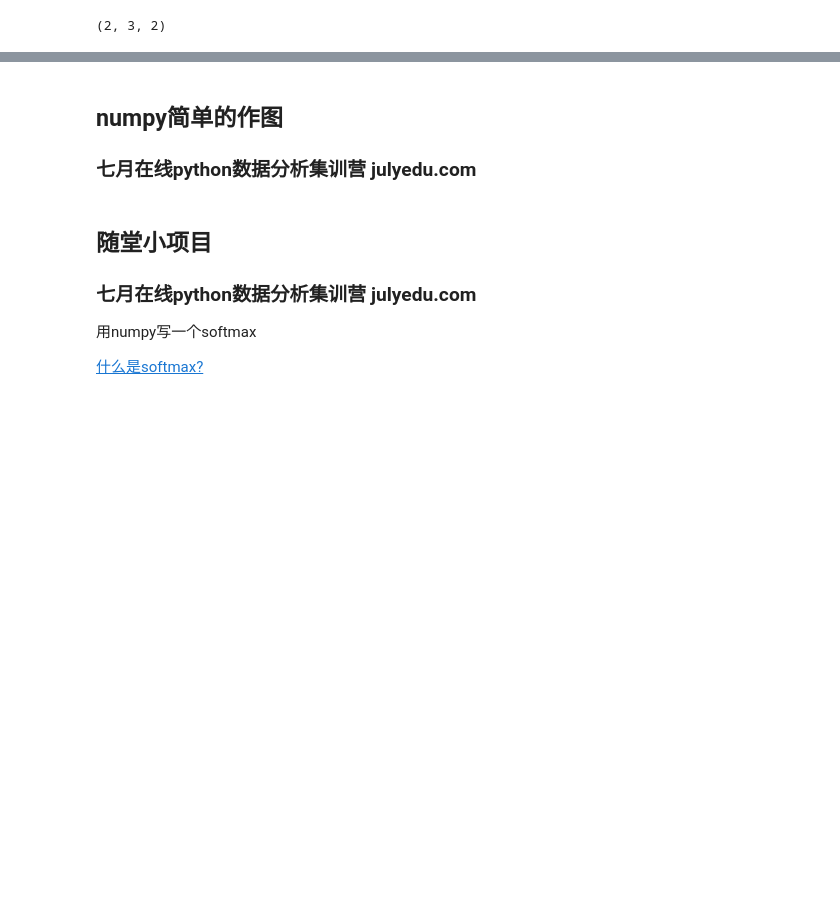
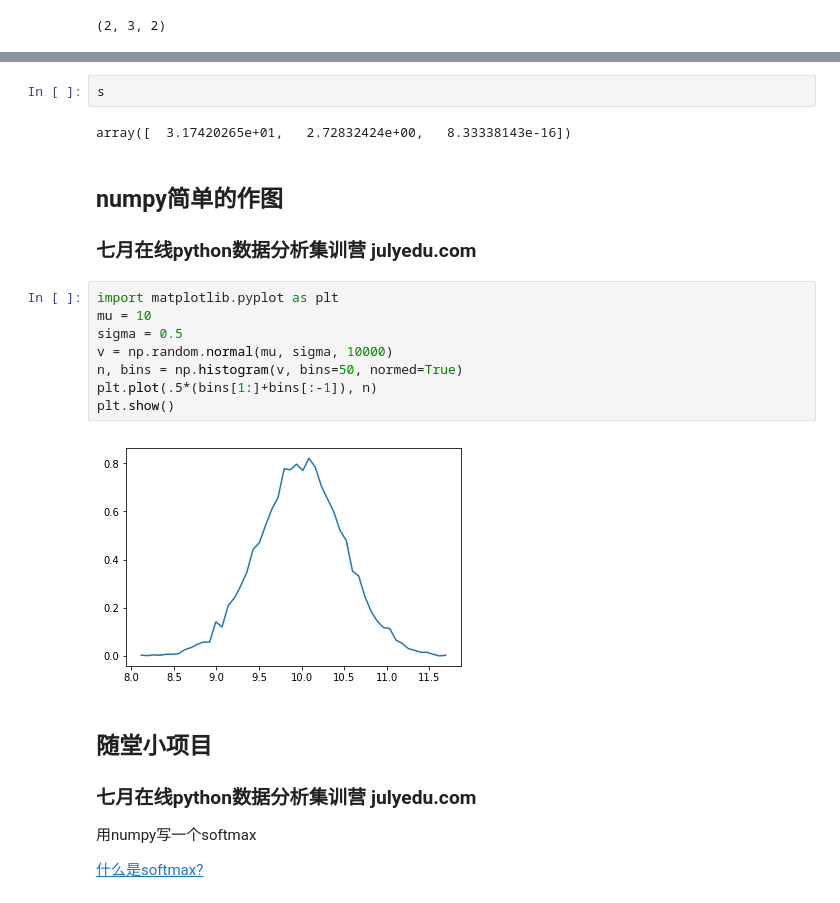
Before and after one commit to ZeweiChu/numpy-tutorial, a Jupyter notebook: Nov-2017/numpy-2.ipynb, the cells around one changed output, grey strips where cells are left out. Drawn from its saved outputs; the diff is of its cells as text; blank space fills up the shorter version.

```diff
--- a/Nov-2017/numpy-2.ipynb
+++ b/Nov-2017/numpy-2.ipynb
@@ -215,6 +383,20 @@ print(np.matmul(x,y).shape)
+# %%
+s
+# %% [output]
+array([  3.17420265e+01,   2.72832424e+00,   8.33338143e-16])
 # %% [markdown]
 ## numpy简单的作图
 ### 七月在线python数据分析集训营 julyedu.com
+# %%
+import matplotlib.pyplot as plt
+mu = 10
+sigma = 0.5
+v = np.random.normal(mu, sigma, 10000)
+n, bins = np.histogram(v, bins=50, normed=True)
+plt.plot(.5*(bins[1:]+bins[:-1]), n)
+plt.show()
+# %% [output]
+[figure, added]
 # %% [markdown]
 
 ## 随堂小项目
```
Also changed, not shown: parts of 36 cells of this notebook, 3 other files.
